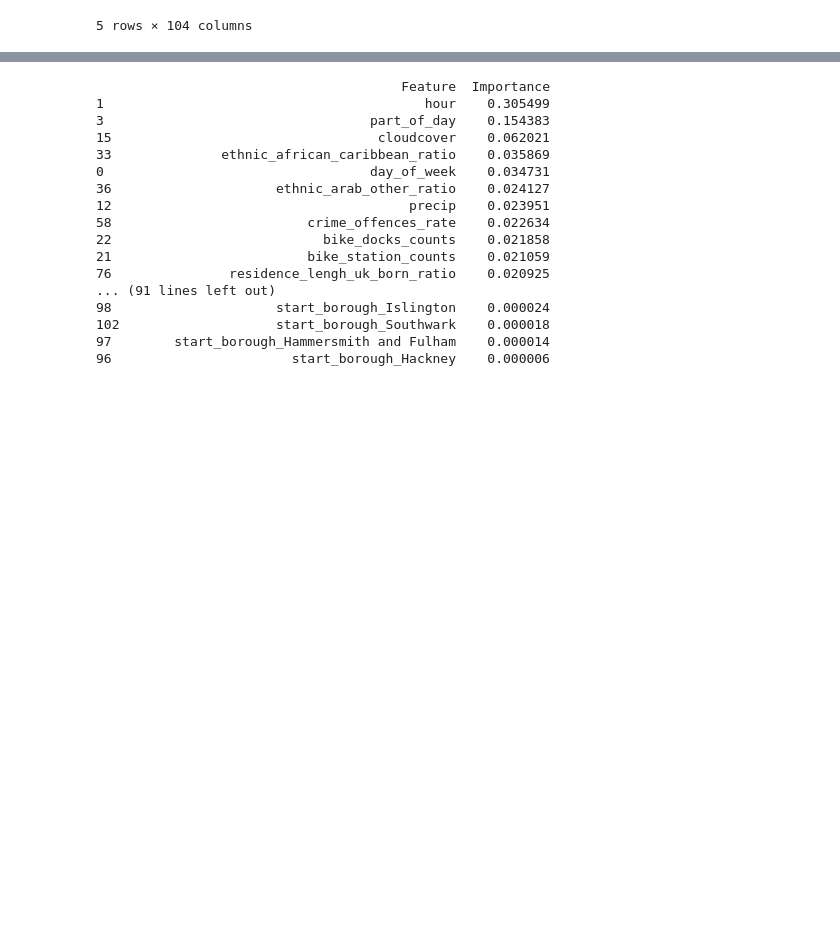
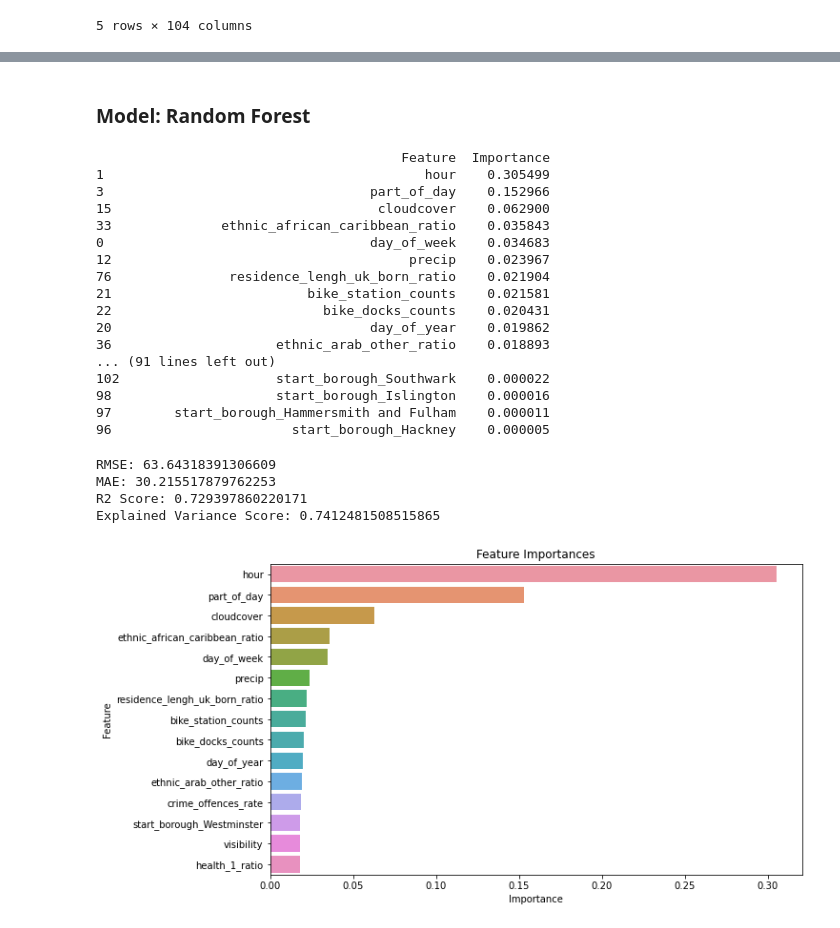
Before and after one commit to tabeaeggler/UrbanMobility, a Jupyter notebook: notebooks/05_model_random_forest.ipynb, the cells around one changed output, grey strips where cells are left out. Saved outputs shown, nothing was run; the diff lists cells and outputs as text; code cells hidden in the pictures; blank space fills up the shorter version.

```diff
--- a/notebooks/05_model_random_forest.ipynb
+++ b/notebooks/05_model_random_forest.ipynb
@@ -32,19 +32,27 @@ aggregate_functions = {col: 'first' for col in column_names}
 # add an entry for the 'demand' column with 'sum' as the aggregate function
 aggregate_functions['demand'] = 'sum'
 
+# round down the datetime to the nearest hour
+journey_train['start_date_hour'] = journey_train['start_date'].dt.floor('H')
+journey_test['start_date_hour'] = journey_test['start_date'].dt.floor('H')
+
 # perform the groupby operation
-journey_train_hourly = journey_train.groupby([journey_train['start_date'].dt.floor('H'), 'start_borough']).agg(aggregate_functions).reset_index(drop=True)
-journey_test_hourly = journey_test.groupby([journey_test['start_date'].dt.floor('H'), 'start_borough']).agg(aggregate_functions).reset_index(drop=True)
+journey_train_hourly = journey_train.groupby(['start_date_hour', 'start_borough']).agg(aggregate_functions)
+journey_test_hourly = journey_test.groupby(['start_date_hour', 'start_borough']).agg(aggregate_functions)
 
 # one hot encoding start_borough
 journey_train_hourly = pd.get_dummies(journey_train_hourly, columns=['start_borough'])
 journey_test_hourly = pd.get_dummies(journey_test_hourly, columns=['start_borough'])
+
+journey_train_hourly = journey_train_hourly.reset_index()
+journey_test_hourly = journey_test_hourly.reset_index()
+
 
 # create the target variables
 y_train = journey_train_hourly['demand']
 y_test = journey_test_hourly['demand']
 
 # create the predictor variables
-cols_to_remove = ['rental_id', 'end_date', 'end_borough', 'start_date', 'end_station_name', 'start_station_name', 'demand', 'borough', 'borough_code', 'year']
+cols_to_remove = ['rental_id', 'end_date', 'end_borough', 'start_date', 'end_station_name', 'start_station_name', 'demand', 'borough', 'borough_code', 'year', 'start_borough', 'start_date_hour']
 x_train = journey_train_hourly.drop(columns=cols_to_remove)
 x_test = journey_test_hourly.drop(columns=cols_to_remove)
@@ -51,8 +88,10 @@ x_test = journey_test_hourly.drop(columns=cols_to_remove)
+# %% [markdown]
+### Model: Random Forest
 # %%
 from sklearn.ensemble import RandomForestRegressor
 
 # Initialize a Random Forest Regressor
-rf = RandomForestRegressor(n_estimators=100, random_state=42)
+rf = RandomForestRegressor(n_estimators=300, random_state=42)
 
 # Fit the model on the train data
 rf.fit(x_train, y_train)
@@ -72,18 +111,48 @@ print(feature_importances)
 # %% [output]
                                        Feature  Importance
 1                                         hour    0.305499
-3                                  part_of_day    0.154383
-15                                  cloudcover    0.062021
-33              ethnic_african_caribbean_ratio    0.035869
-0                                  day_of_week    0.034731
-36                     ethnic_arab_other_ratio    0.024127
-12                                      precip    0.023951
-58                         crime_offences_rate    0.022634
-22                           bike_docks_counts    0.021858
-21                         bike_station_counts    0.021059
-76               residence_lengh_uk_born_ratio    0.020925
+3                                  part_of_day    0.152966
+15                                  cloudcover    0.062900
+33              ethnic_african_caribbean_ratio    0.035843
+0                                  day_of_week    0.034683
+12                                      precip    0.023967
+76               residence_lengh_uk_born_ratio    0.021904
+21                         bike_station_counts    0.021581
+22                           bike_docks_counts    0.020431
+20                                 day_of_year    0.019862
+36                     ethnic_arab_other_ratio    0.018893
 ... (91 lines left out)
-98                     start_borough_Islington    0.000024
-102                    start_borough_Southwark    0.000018
-97        start_borough_Hammersmith and Fulham    0.000014
-96                       start_borough_Hackney    0.000006
+102                    start_borough_Southwark    0.000022
+98                     start_borough_Islington    0.000016
+97        start_borough_Hammersmith and Fulham    0.000011
+96                       start_borough_Hackney    0.000005
+# %%
+import matplotlib.pyplot as plt
+import seaborn as sns
+import numpy as np
+from sklearn.metrics import mean_absolute_error, r2_score, mean_squared_error, explained_variance_score
+
+# Calculate updated evaluation metrics
+rmse = np.sqrt(mean_squared_error(y_test, y_pred))
+mae = mean_absolute_error(y_test, y_pred)
+r2 = r2_score(y_test, y_pred)
+evs = explained_variance_score(y_test, y_pred)
+
+print('RMSE:', rmse)
+print('MAE:', mae)
+print('R2 Score:', r2)
+print('Explained Variance Score:', evs)
+
+# Visualize Feature Importances
+plt.figure(figsize=(10, 6))
+sns.barplot(x='Importance', y='Feature', data=feature_importances[:15])
+plt.title('Feature Importances')
+plt.xlabel('Importance')
+plt.ylabel('Feature')
+plt.show()
+# %% [output]
+RMSE: 63.64318391306609
+MAE: 30.215517879762253
+R2 Score: 0.729397860220171
+Explained Variance Score: 0.7412481508515865
+[figure, added]
```
Also changed, not shown: parts of 10 cells of this notebook.
